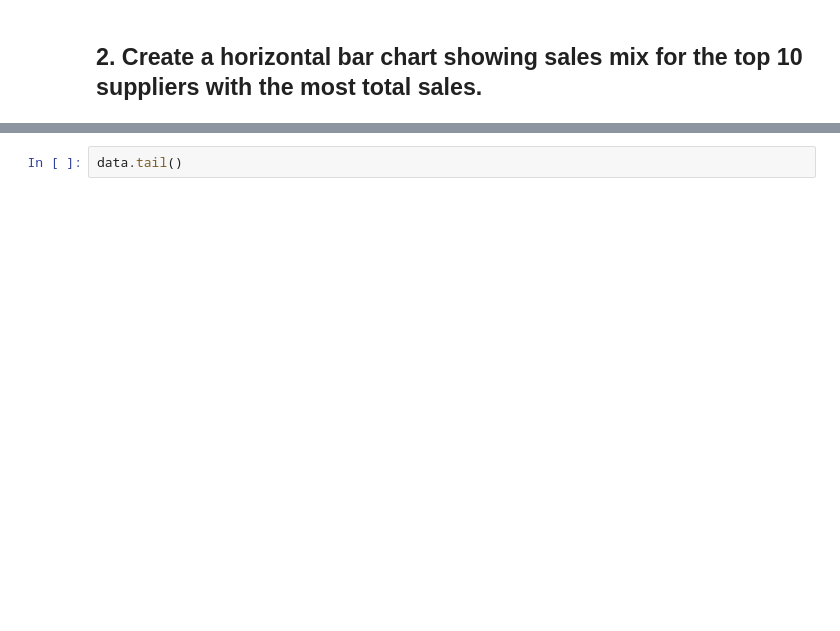
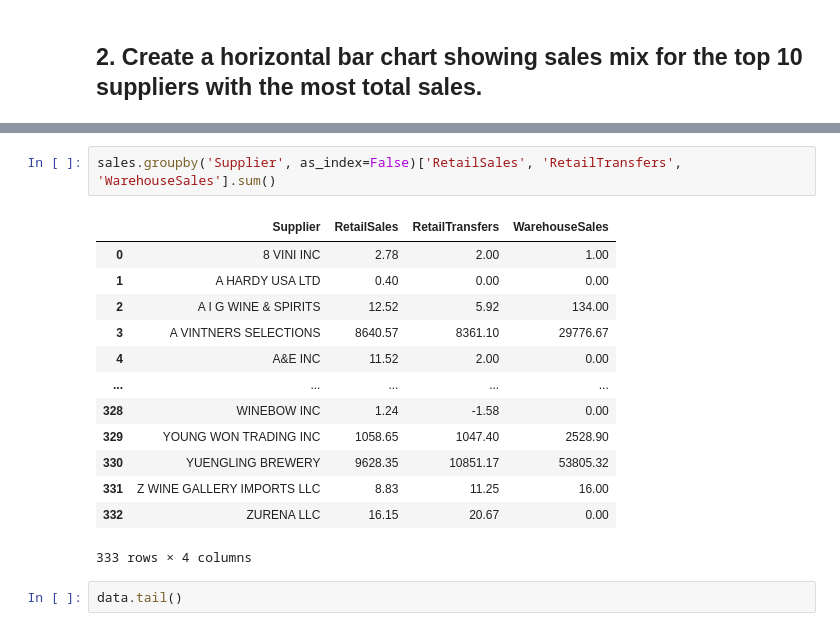
Before and after one commit to Data-FT-MX/lab-plotting-multiple-data-series, a Jupyter notebook: your-code/main.ipynb, the cells around one changed output, grey strips where cells are left out. Drawn from its saved outputs; the diff is of its cells as text; blank space fills up the shorter version.

```diff
--- a/your-code/main.ipynb
+++ b/your-code/main.ipynb
@@ -85,3 +80,19 @@ Name: Supplier, Length: 333, dtype: int64
+# %%
+sales.groupby('Supplier', as_index=False)['RetailSales', 'RetailTransfers', 'WarehouseSales'].sum()
+# %% [output]
+|  | Supplier | RetailSales | RetailTransfers | WarehouseSales |
+| 0 | 8 VINI INC | 2.78 | 2.00 | 1.00 |
+| 1 | A HARDY USA LTD | 0.40 | 0.00 | 0.00 |
+| 2 | A I G WINE & SPIRITS | 12.52 | 5.92 | 134.00 |
+| 3 | A VINTNERS SELECTIONS | 8640.57 | 8361.10 | 29776.67 |
+| 4 | A&E INC | 11.52 | 2.00 | 0.00 |
+| ... | ... | ... | ... | ... |
+| 328 | WINEBOW INC | 1.24 | -1.58 | 0.00 |
+| 329 | YOUNG WON TRADING INC | 1058.65 | 1047.40 | 2528.90 |
+| 330 | YUENGLING BREWERY | 9628.35 | 10851.17 | 53805.32 |
+| 331 | Z WINE GALLERY IMPORTS LLC | 8.83 | 11.25 | 16.00 |
+| 332 | ZURENA LLC | 16.15 | 20.67 | 0.00 |
+333 rows × 4 columns
 # %%
 data.tail()
 # %% [output]
```
Also changed, not shown: parts of 13 cells of this notebook.
